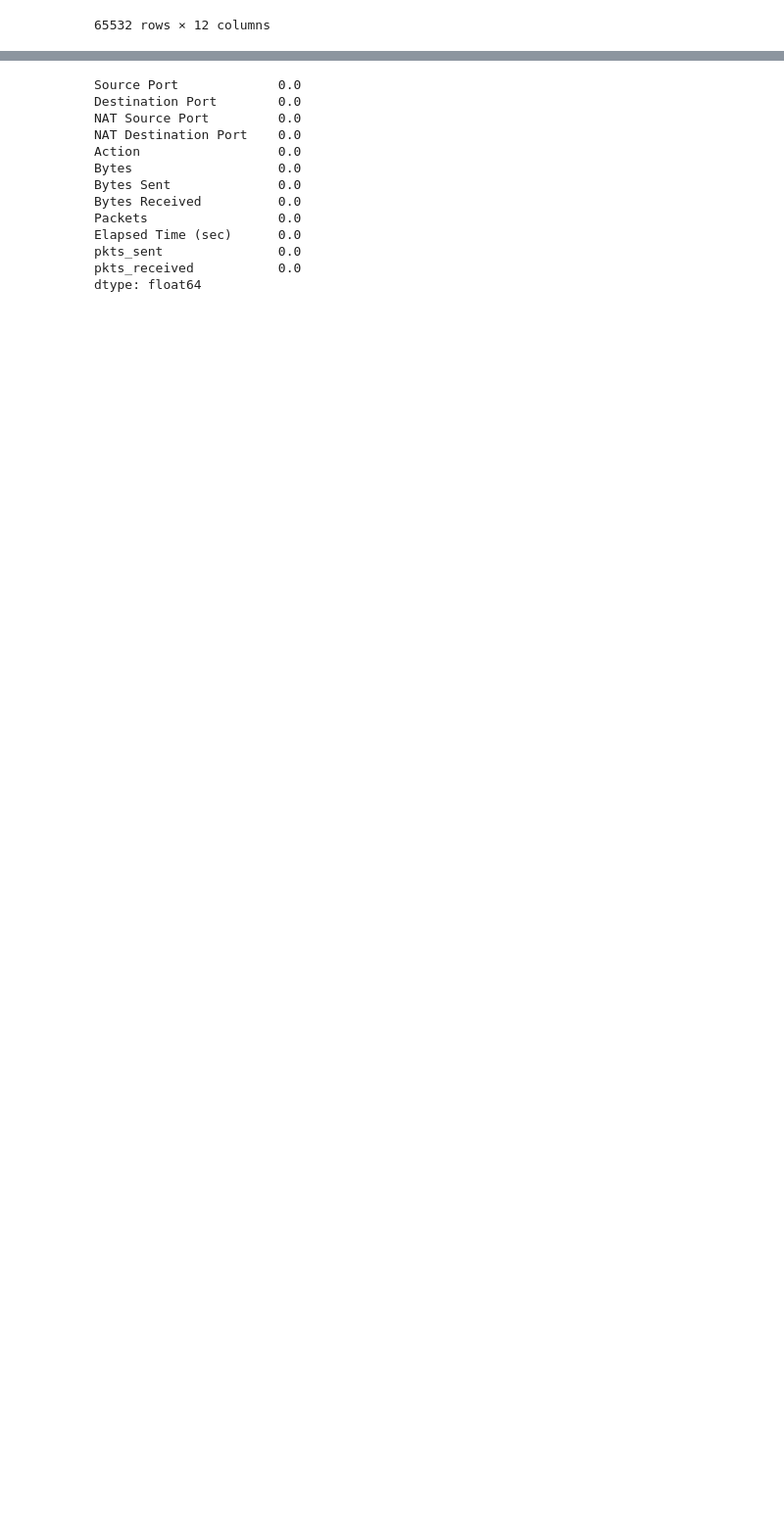
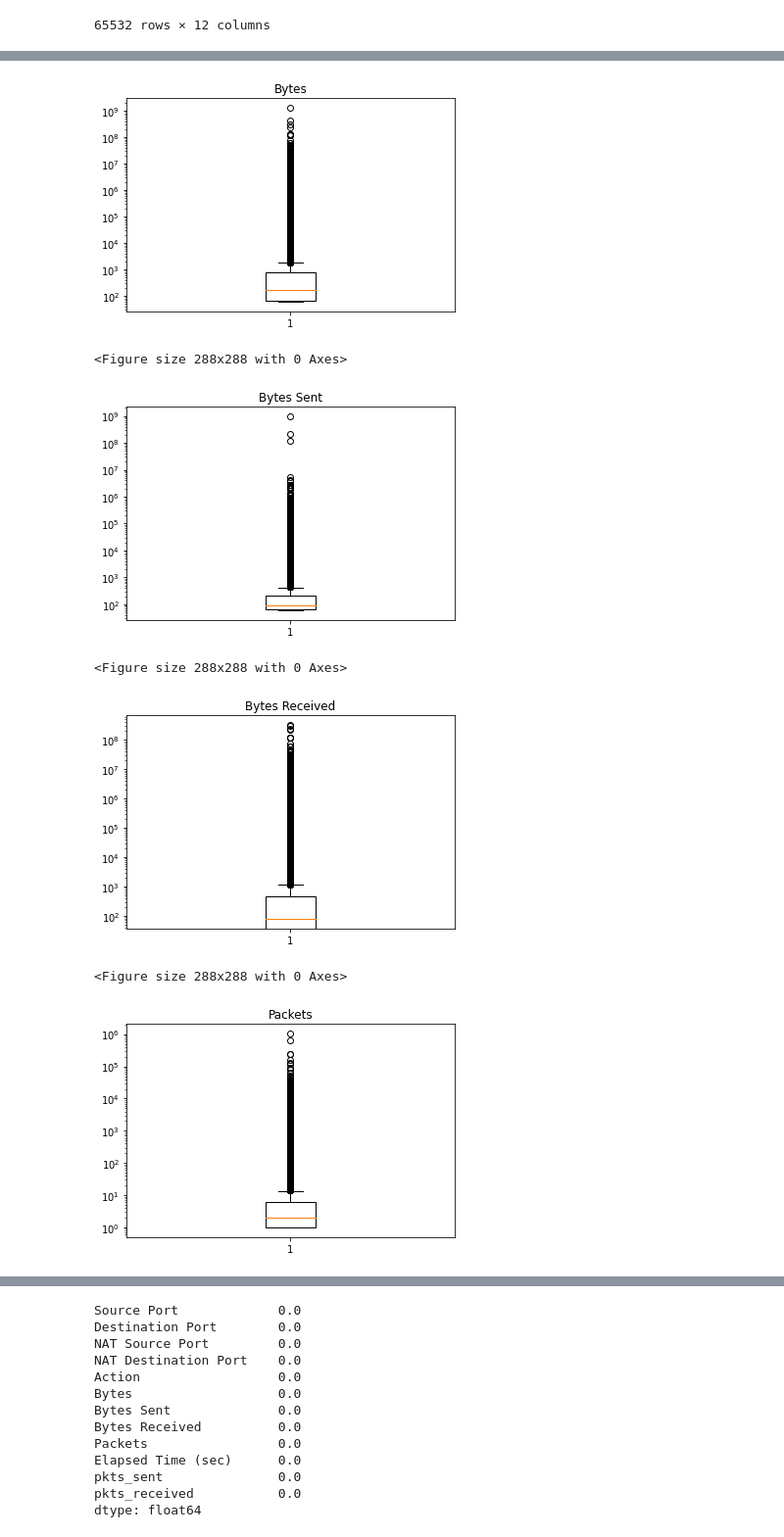
Before and after one commit to juanbaezl/FirewallDataMining, a Jupyter notebook: Firewall.ipynb, the cells around one changed output, grey strips where cells are left out. Shown at 98% size. Drawn from its saved outputs; the diff is of its cells as text; code cells hidden in the pictures; blank space fills up the shorter version.

```diff
--- a/Firewall.ipynb
+++ b/Firewall.ipynb
@@ -67,0 +100,18 @@ data.groupby('Action')['Action'].count().plot.bar()
+# %%
+# Boxplots
+# Codigo adaptado de https://www.kaggle.com/code/docxian/internet-firewall-analysis,
+# https://stackoverflow.com/questions/34608613/matplotlib-boxplot-calculated-on-log10-values-but-shown-in-logarithmic-scale
+for f in features_num:
+    plt.boxplot(data[f])
+    plt.yscale('log')
+    plt.title(f)
+    plt.figure(figsize=(4,4))
+    plt.show()
+# %% [output]
+[figure, added]
+<Figure size 288x288 with 0 Axes>
+[figure, added]
+<Figure size 288x288 with 0 Axes>
+[figure, added]
+<Figure size 288x288 with 0 Axes>
+[figure, added]
```
Also changed, not shown: parts of 9 cells of this notebook.
